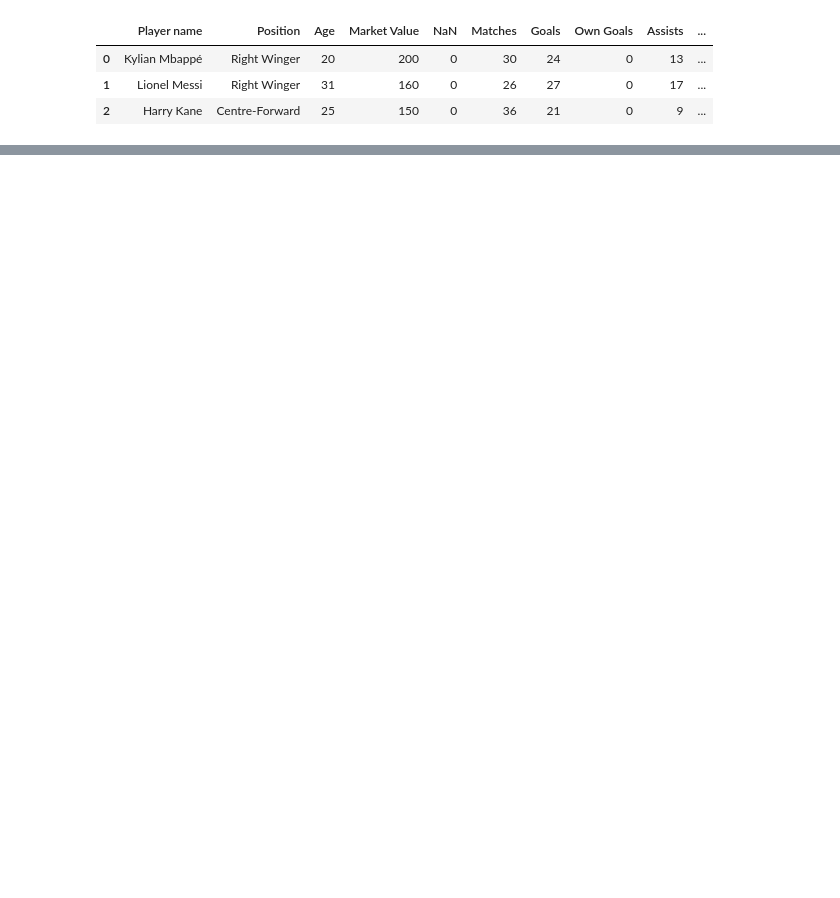
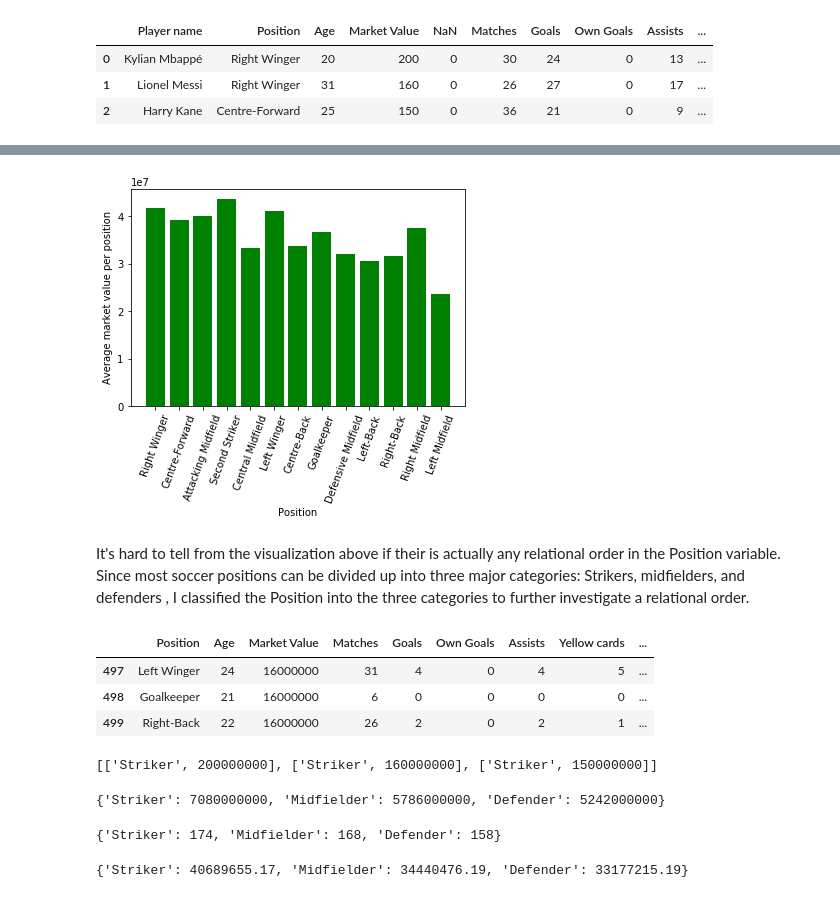
Before and after one commit to Ayoyiinka/Linear-Regression, a Jupyter notebook: marketValueRegression.ipynb, the cells around one changed output, grey strips where cells are left out. Saved outputs shown, nothing was run; the diff lists cells and outputs as text; code cells hidden in the pictures; blank space fills up the shorter version.

```diff
--- a/marketValueRegression.ipynb
+++ b/marketValueRegression.ipynb
@@ -404,0 +163,73 @@ Warnings:
+# %%
+#Plotting a bar chart to show the relationship between the Position and the corresponding Average Market Value
+
+plt.bar(x,y, color = 'green')
+plt.xticks(rotation = 70)
+plt.xlabel('Position')
+plt.ylabel('Average market value per position')
+plt.show()
+# %% [output]
+[figure, added]
+# %% [markdown]
+
+
+It's hard to tell from the visualization above if their is actually any relational order in the Position variable. Since most soccer positions can be divided up into three major categories: Strikers, midfielders, and defenders , I classified the Position into the three categories to further investigate a relational order.
+# %%
+#Converting the positions into the main categories: Striker, Midfielder, Defender
+
+footballData['newPosition'] = footballData.Position.map({'Right Winger':'Striker', 'Centre-Forward':'Striker',\
+                                                         'Attacking Midfield':'Midfielder', 'Second Striker':'Striker',\
+                                                         'Central Midfield':'Midfielder', 'Left Winger':'Striker',\
+                                                         'Centre-Back':'Defender', 'Goalkeeper':'Defender',  \
+                                                         'Defensive Midfield':'Midfielder', 'Left-Back':'Defender',\
+                                                         'Right-Back':'Defender', 'Right Midfield':'Midfielder',\
+                                                         'Left Midfield':'Midfielder'})
+footballData.tail(3)
+# %% [output]
+|  | Position | Age | Market Value | Matches | Goals | Own Goals | Assists | Yellow cards | ... |
+| 497 | Left Winger | 24 | 16000000 | 31 | 4 | 0 | 4 | 5 | ... |
+| 498 | Goalkeeper | 21 | 16000000 | 6 | 0 | 0 | 0 | 0 | ... |
+| 499 | Right-Back | 22 | 16000000 | 26 | 2 | 0 | 2 | 1 | ... |
+# %%
+#Creating a list of list containing the new Positions and the corresponding Market Value
+
+newPosition = footballData['newPosition']
+marketValue = footballData['Market Value']
+newPosMar = pd.concat((newPosition, marketValue), axis=1, ignore_index= True)
+newPosMar = newPosMar.to_dict('split')
+newListPosMar = newPosMar['data']
+newListPosMar[:3]
+# %% [output]
+[['Striker', 200000000], ['Striker', 160000000], ['Striker', 150000000]]
+# %%
+#Creating a dictionary from the list of list above to store the TOTAL market value for each unique new position in the dataset
+
+newDicPosMar = {}
+for i in range(len(newListPosMar)):
+    if newListPosMar[i][0] in newDicPosMar.keys():
+        newDicPosMar[newListPosMar[i][0]] += newListPosMar[i][1]
+    else:
+        newDicPosMar[newListPosMar[i][0]] = newListPosMar[i][1]
+newDicPosMar
+# %% [output]
+{'Striker': 7080000000, 'Midfielder': 5786000000, 'Defender': 5242000000}
+# %%
+#Creating a dictionary to store the total number of people in the dataset per new position
+
+newNumPerPos = {}
+for i in range(len(newListPosMar)):
+    newNumPerPos.setdefault(newListPosMar[i][0], 0)
+    newNumPerPos[newListPosMar[i][0]] += 1
+newNumPerPos
+# %% [output]
+{'Striker': 174, 'Midfielder': 168, 'Defender': 158}
+# %%
+#Creating a dictionary to store the average market value per new position
+
+newAveValPerPos = {}
+newPosList = list(newDicPosMar.keys())
+for i in range(len(list(newPosList))):
+    newAveValPerPos.setdefault(newPosList[i], (round((newDicPosMar[newPosList[i]]/newNumPerPos[newPosList[i]]), 2)))
+newAveValPerPos
+# %% [output]
+{'Striker': 40689655.17, 'Midfielder': 34440476.19, 'Defender': 33177215.19}
```
Also changed, not shown: parts of 65 cells of this notebook.
